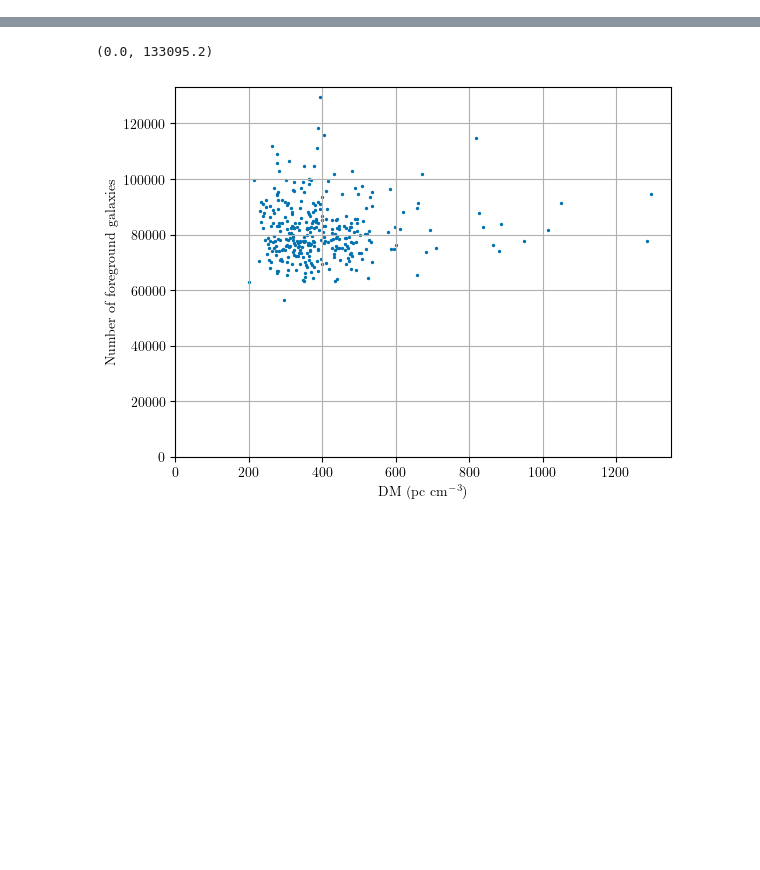
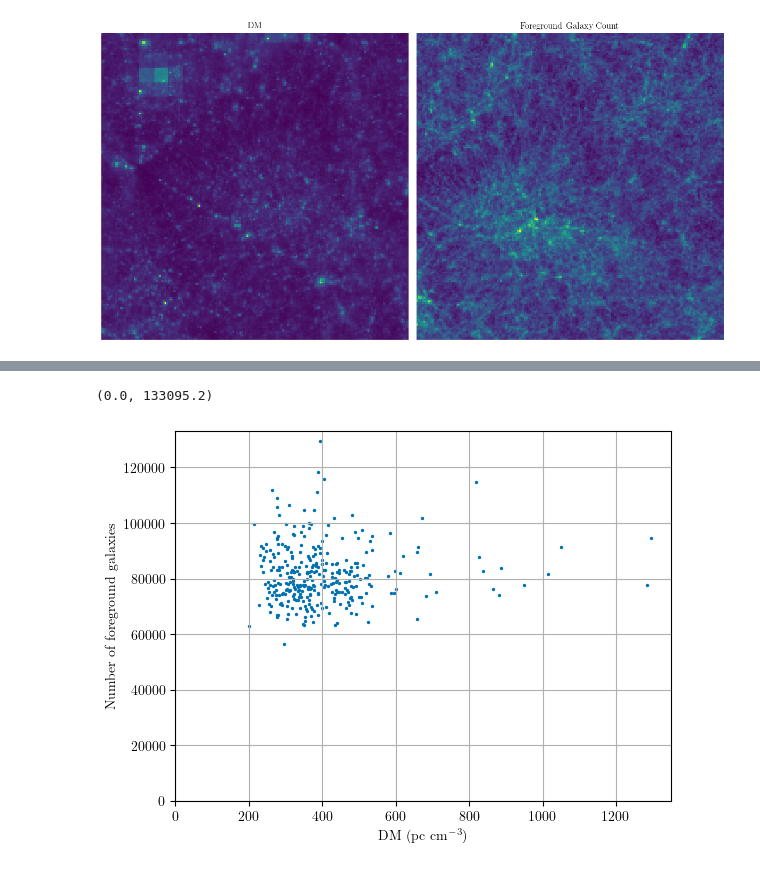
Before and after one commit to aqcheng/illustris_frb, a Jupyter notebook: notebooks/xcorr_flatsky.ipynb, the cells around one changed output, grey strips where cells are left out. Saved outputs shown, nothing was run; the diff lists cells and outputs as text; code cells hidden in the pictures; blank space fills up the shorter version.

```diff
--- a/notebooks/xcorr_flatsky.ipynb
+++ b/notebooks/xcorr_flatsky.ipynb
@@ -21,0 +152,3 @@ plt.style.use({'axes.grid': True,
+# %%
+dfpath = os.path.join(datapath,'test_flat_res001.hdf5')
+df = pd.read_hdf(dfpath)
@@ -21,0 +173,20 @@ plt.style.use({'axes.grid': True,
+# %%
+shape = np.array((180,180))
+
+DMs = np.array(df['DM']).reshape(shape)
+N_gs = (np.array(df['N_g']).reshape(shape) / df['N_g'].mean()) - 1
+# %%
+fig, axes = plt.subplots(1, 2, figsize=(12, 20), sharex=True, sharey=True)
+
+axes[0].imshow(DMs)
+axes[0].set_title('DM')
+axes[0].axis('off')
+
+axes[1].imshow(N_gs)
+axes[1].set_title('Foreground Galaxy Count')
+axes[1].axis('off')
+
+plt.tight_layout()
+plt.savefig(os.path.join(figpath, 'test_flat_res001_heatmap.png'), bbox_inches='tight')
+# %% [output]
+[figure, added]
```
Also changed, not shown: parts of 33 cells of this notebook, 7 other files.
